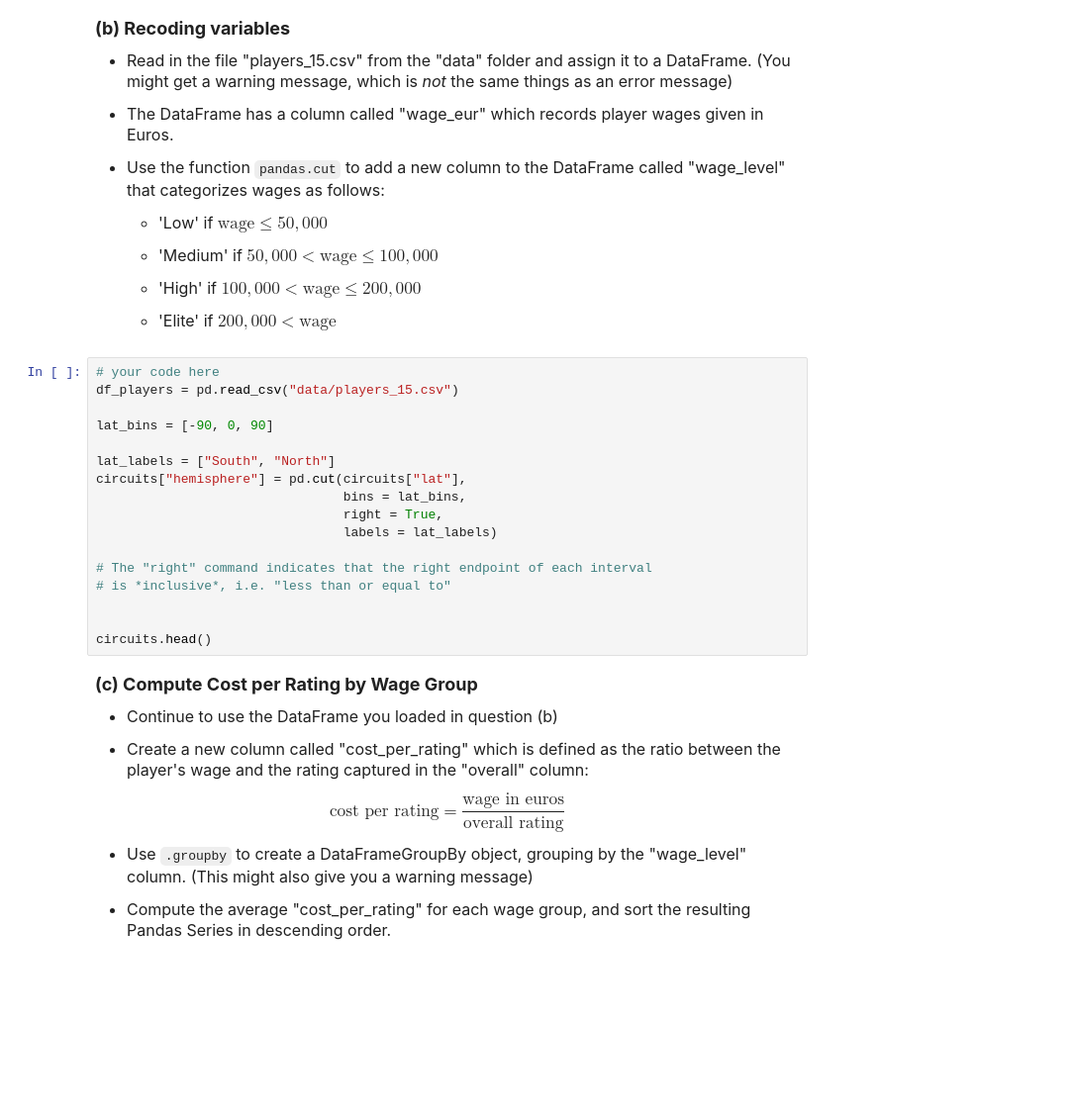
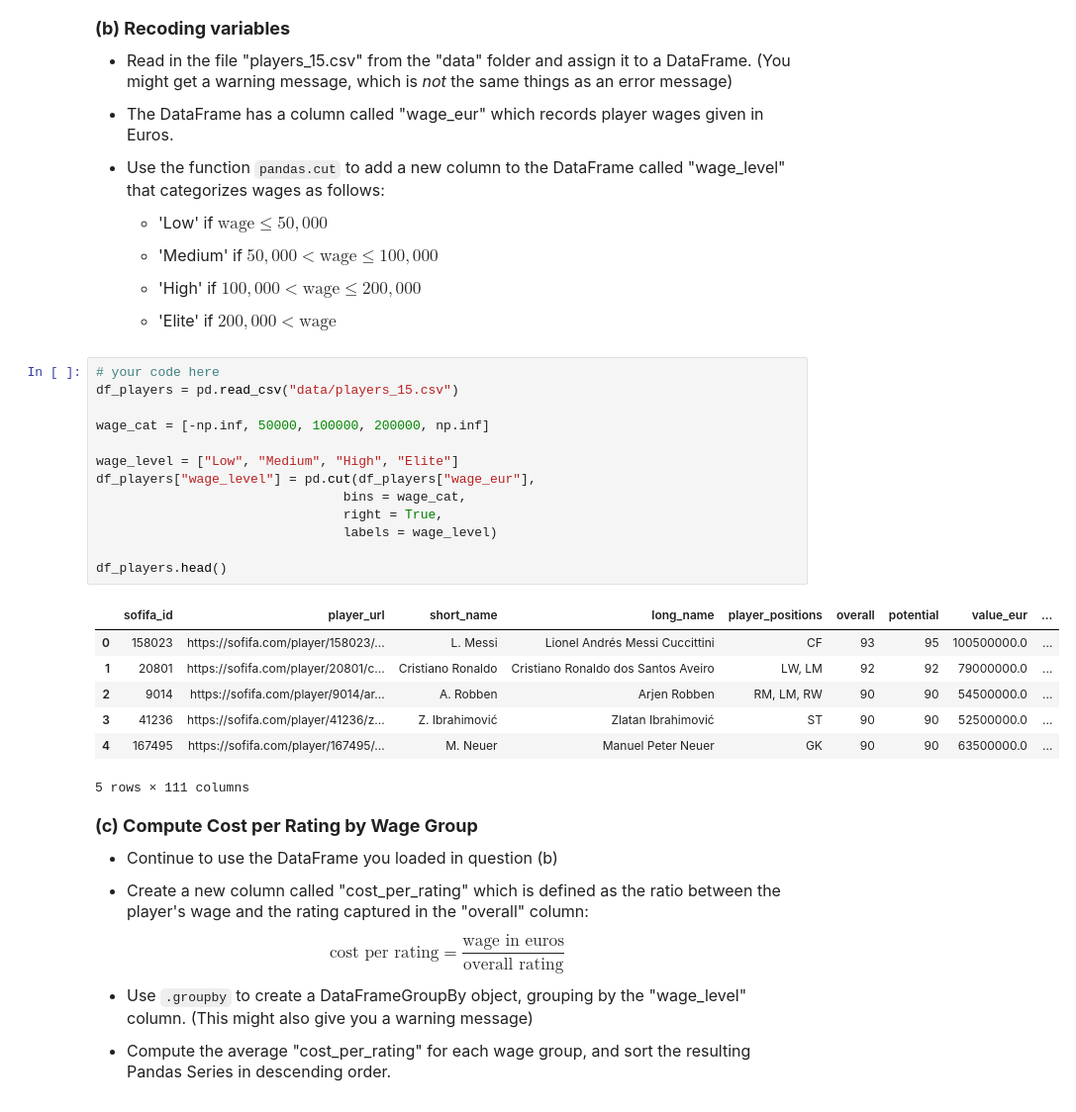
Before and after one commit to ElsaMathew-Lewis/datasci151spring26, a Jupyter notebook: _assignments/assignment_9/Assignment9.ipynb, the cells around one changed output. Shown at 99% size. Cells and saved outputs as stored; diff of their text form; blank space fills up the shorter version.

```diff
--- a/_assignments/assignment_9/Assignment9.ipynb
+++ b/_assignments/assignment_9/Assignment9.ipynb
@@ -98,20 +109,24 @@ laps_val = 55
 # %%
 # your code here
 df_players = pd.read_csv("data/players_15.csv")
 
-lat_bins = [-90, 0, 90]
+wage_cat = [-np.inf, 50000, 100000, 200000, np.inf]
 
-lat_labels = ["South", "North"]
-circuits["hemisphere"] = pd.cut(circuits["lat"],
-                                bins = lat_bins,
+wage_level = ["Low", "Medium", "High", "Elite"]
+df_players["wage_level"] = pd.cut(df_players["wage_eur"],
+                                bins = wage_cat,
                                 right = True,
-                                labels = lat_labels)
+                                labels = wage_level)
 
-# The "right" command indicates that the right endpoint of each interval
-# is *inclusive*, i.e. "less than or equal to"
-
-
-circuits.head()
+df_players.head()
+# %% [output]
+|  | sofifa_id | player_url | short_name | long_name | player_positions | overall | potential | value_eur | ... |
+| 0 | 158023 | https://sofifa.com/player/158023/... | L. Messi | Lionel Andrés Messi Cuccittini | CF | 93 | 95 | 100500000.0 | ... |
+| 1 | 20801 | https://sofifa.com/player/20801/c... | Cristiano Ronaldo | Cristiano Ronaldo dos Santos Aveiro | LW, LM | 92 | 92 | 79000000.0 | ... |
+| 2 | 9014 | https://sofifa.com/player/9014/ar... | A. Robben | Arjen Robben | RM, LM, RW | 90 | 90 | 54500000.0 | ... |
+| 3 | 41236 | https://sofifa.com/player/41236/z... | Z. Ibrahimović | Zlatan Ibrahimović | ST | 90 | 90 | 52500000.0 | ... |
+| 4 | 167495 | https://sofifa.com/player/167495/... | M. Neuer | Manuel Peter Neuer | GK | 90 | 90 | 63500000.0 | ... |
+5 rows × 111 columns
 # %% [markdown]
 <font size = "4">
 
```
Also changed, not shown: parts of 4 cells of this notebook.
